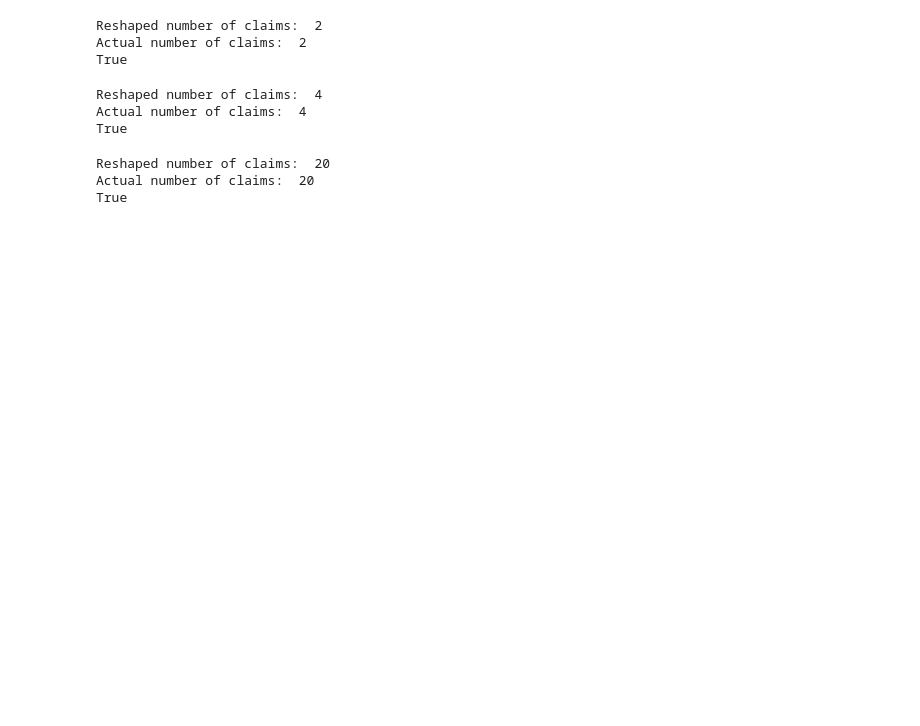
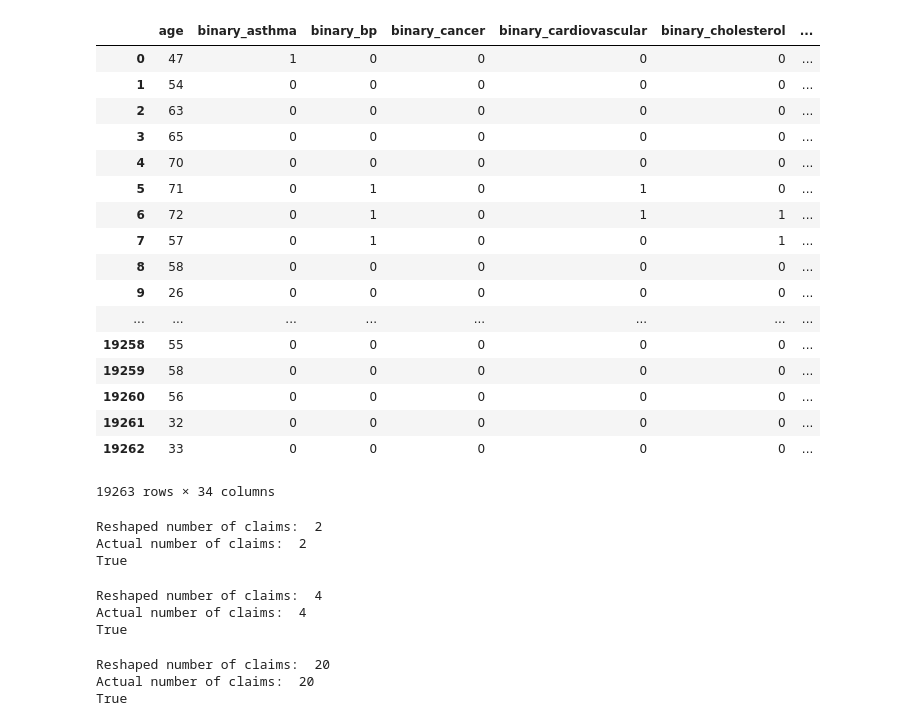
Before and after one commit to capstone2019/Capstone2019, a Jupyter notebook: Reshaping/Reshaping.ipynb, the cells around one changed output. Cells and saved outputs as stored; diff of their text form; code cells hidden in the pictures; blank space fills up the shorter version.

```diff
--- a/Reshaping/Reshaping.ipynb
+++ b/Reshaping/Reshaping.ipynb
@@ -131,3 +168,24 @@ reshaped_med_data.iloc[:,0:16]
+# %%
+pd.read_csv('../../data/reshaped_med.csv')
+# %% [output]
+|  | age | binary_asthma | binary_bp | binary_cancer | binary_cardiovascular | binary_cholesterol | ... |
+| 0 | 47 | 1 | 0 | 0 | 0 | 0 | ... |
+| 1 | 54 | 0 | 0 | 0 | 0 | 0 | ... |
+| 2 | 63 | 0 | 0 | 0 | 0 | 0 | ... |
+| 3 | 65 | 0 | 0 | 0 | 0 | 0 | ... |
+| 4 | 70 | 0 | 0 | 0 | 0 | 0 | ... |
+| 5 | 71 | 0 | 1 | 0 | 1 | 0 | ... |
+| 6 | 72 | 0 | 1 | 0 | 1 | 1 | ... |
+| 7 | 57 | 0 | 1 | 0 | 0 | 1 | ... |
+| 8 | 58 | 0 | 0 | 0 | 0 | 0 | ... |
+| 9 | 26 | 0 | 0 | 0 | 0 | 0 | ... |
+| ... | ... | ... | ... | ... | ... | ... | ... |
+| 19258 | 55 | 0 | 0 | 0 | 0 | 0 | ... |
+| 19259 | 58 | 0 | 0 | 0 | 0 | 0 | ... |
+| 19260 | 56 | 0 | 0 | 0 | 0 | 0 | ... |
+| 19261 | 32 | 0 | 0 | 0 | 0 | 0 | ... |
+| 19262 | 33 | 0 | 0 | 0 | 0 | 0 | ... |
+19263 rows × 34 columns
 # %%
 # Tests if the number of claims for both reshaped and original(actual) are the same
 def test(memberid, year):
```
Also changed, not shown: parts of 6 cells of this notebook.
